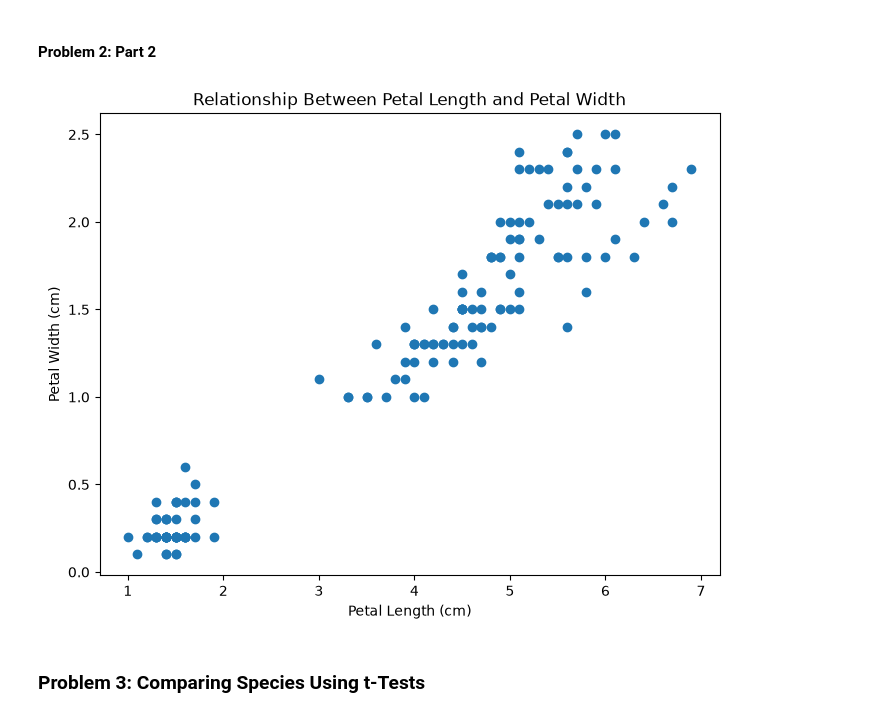
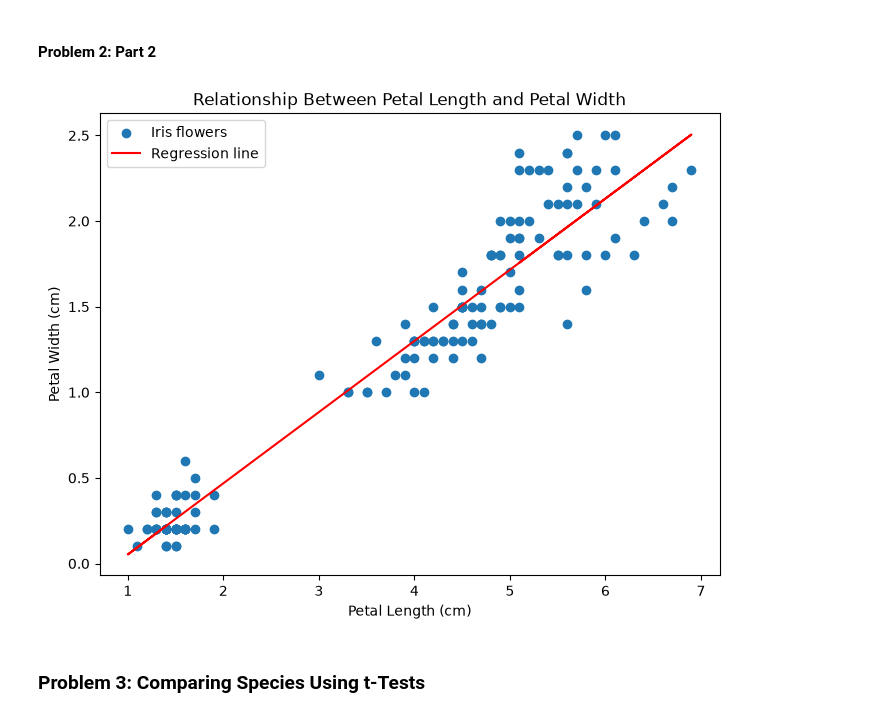
Before and after one commit to philipcullen93/applied_statistics, a Jupyter notebook: problems.ipynb, the cells around one changed output. Saved outputs shown, nothing was run; the diff lists cells and outputs as text; code cells hidden in the pictures.

Commit message:
Added a linear regression line to the scatter plot

```diff
--- a/problems.ipynb
+++ b/problems.ipynb
@@ -318,21 +318,32 @@ Pearson correlation coefficient: 0.9629
 # %% [markdown]
 #### Problem 2: Part 2
 # %%
+
 # Create a scatter plot showing petal length and petal width
 plt.figure(figsize=(8, 6))
 
 # Plot the observations
-plt.scatter(petal_length, petal_width)
+plt.scatter(petal_length, petal_width, label="Iris flowers")
+
+# Calculate the linear regression coefficients
+slope, intercept = np.polyfit(petal_length, petal_width, 1)
+
+# Generate values for the regression line
+regression_line = slope * petal_length + intercept
+
+# Plot the regression line
+plt.plot(petal_length, regression_line, color="red", label="Regression line")
 
 # Add labels and title
 plt.xlabel("Petal Length (cm)")
 plt.ylabel("Petal Width (cm)")
 plt.title("Relationship Between Petal Length and Petal Width")
 
-# Display the scatter plot
+# Display the legend and plot
+plt.legend()
 plt.show()
 # %% [output]
-[figure, old version]
+[figure, new version]
 # %% [markdown]
 ### Problem 3: Comparing Species Using t-Tests
 # %% [markdown]
```
